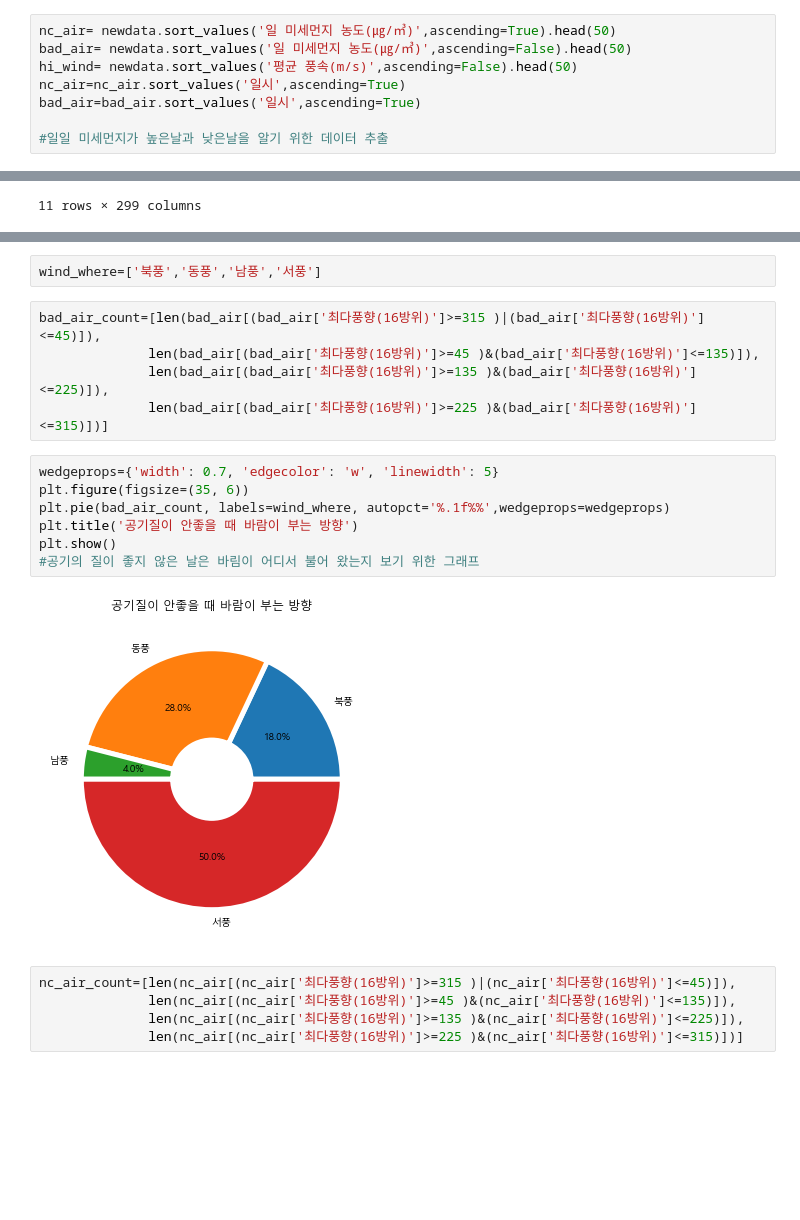
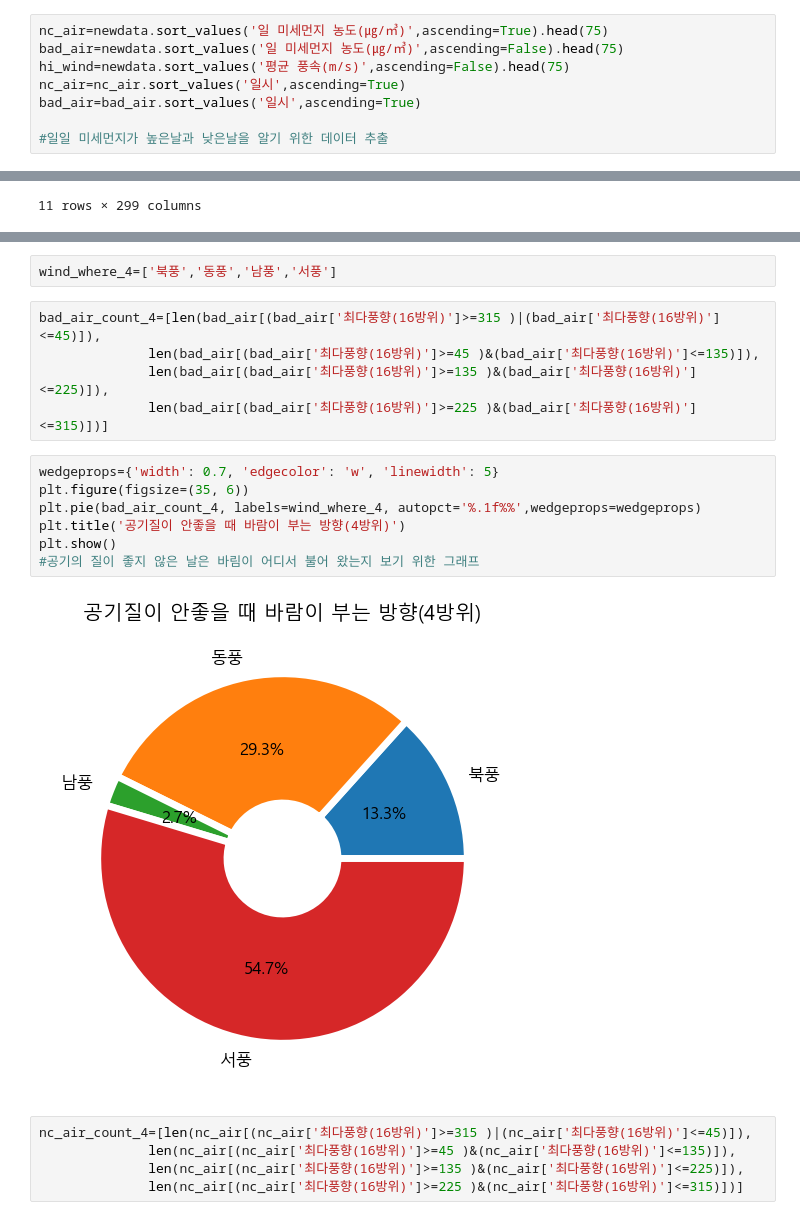
Before and after one commit to heyera/programming3_class, a Jupyter notebook: HWP.ipynb, the cells around one changed output, grey strips where cells are left out. Drawn from its saved outputs; the diff is of its cells as text; blank space fills up the shorter version.

```diff
--- a/HWP.ipynb
+++ b/HWP.ipynb
@@ -73,9 +73,9 @@ newdata.T
 | 최다풍향(16방위) | 50 | 50 | 290 | 50 | 50 | 70 | 70 | 270 | 290 | 290 | ... | ... |
 11 rows × 299 columns
 # %%
-nc_air= newdata.sort_values('일 미세먼지 농도(㎍/㎥)',ascending=True).head(50)
-bad_air= newdata.sort_values('일 미세먼지 농도(㎍/㎥)',ascending=False).head(50)
-hi_wind= newdata.sort_values('평균 풍속(m/s)',ascending=False).head(50)
+nc_air=newdata.sort_values('일 미세먼지 농도(㎍/㎥)',ascending=True).head(75)
+bad_air=newdata.sort_values('일 미세먼지 농도(㎍/㎥)',ascending=False).head(75)
+hi_wind=newdata.sort_values('평균 풍속(m/s)',ascending=False).head(75)
 nc_air=nc_air.sort_values('일시',ascending=True)
 bad_air=bad_air.sort_values('일시',ascending=True)
 
@@ -239,23 +243,23 @@ bad_air[(bad_air['최다풍향(16방위)']>=225 )&(bad_air['최다풍향(16방
 | 291 | 2020-12-24 | 85 | 2.9 | 270 |
 | 296 | 2020-12-29 | 96 | 2.9 | 270 |
 # %%
-wind_where=['북풍','동풍','남풍','서풍']
+wind_where_4=['북풍','동풍','남풍','서풍']
 # %%
-bad_air_count=[len(bad_air[(bad_air['최다풍향(16방위)']>=315 )|(bad_air['최다풍향(16방위)']<=45)]),
+bad_air_count_4=[len(bad_air[(bad_air['최다풍향(16방위)']>=315 )|(bad_air['최다풍향(16방위)']<=45)]),
               len(bad_air[(bad_air['최다풍향(16방위)']>=45 )&(bad_air['최다풍향(16방위)']<=135)]),
               len(bad_air[(bad_air['최다풍향(16방위)']>=135 )&(bad_air['최다풍향(16방위)']<=225)]),
               len(bad_air[(bad_air['최다풍향(16방위)']>=225 )&(bad_air['최다풍향(16방위)']<=315)])]
 # %%
 wedgeprops={'width': 0.7, 'edgecolor': 'w', 'linewidth': 5}
 plt.figure(figsize=(35, 6))
-plt.pie(bad_air_count, labels=wind_where, autopct='%.1f%%',wedgeprops=wedgeprops)
-plt.title('공기질이 안좋을 때 바람이 부는 방향')
+plt.pie(bad_air_count_4, labels=wind_where_4, autopct='%.1f%%',wedgeprops=wedgeprops)
+plt.title('공기질이 안좋을 때 바람이 부는 방향(4방위)')
 plt.show()
 #공기의 질이 좋지 않은 날은 바림이 어디서 불어 왔는지 보기 위한 그래프
 # %% [output]
-[figure, old version]
+[figure, new version]
 # %%
-nc_air_count=[len(nc_air[(nc_air['최다풍향(16방위)']>=315 )|(nc_air['최다풍향(16방위)']<=45)]),
+nc_air_count_4=[len(nc_air[(nc_air['최다풍향(16방위)']>=315 )|(nc_air['최다풍향(16방위)']<=45)]),
               len(nc_air[(nc_air['최다풍향(16방위)']>=45 )&(nc_air['최다풍향(16방위)']<=135)]),
               len(nc_air[(nc_air['최다풍향(16방위)']>=135 )&(nc_air['최다풍향(16방위)']<=225)]),
               len(nc_air[(nc_air['최다풍향(16방위)']>=225 )&(nc_air['최다풍향(16방위)']<=315)])]
```
Also changed, not shown: parts of 31 cells of this notebook.
